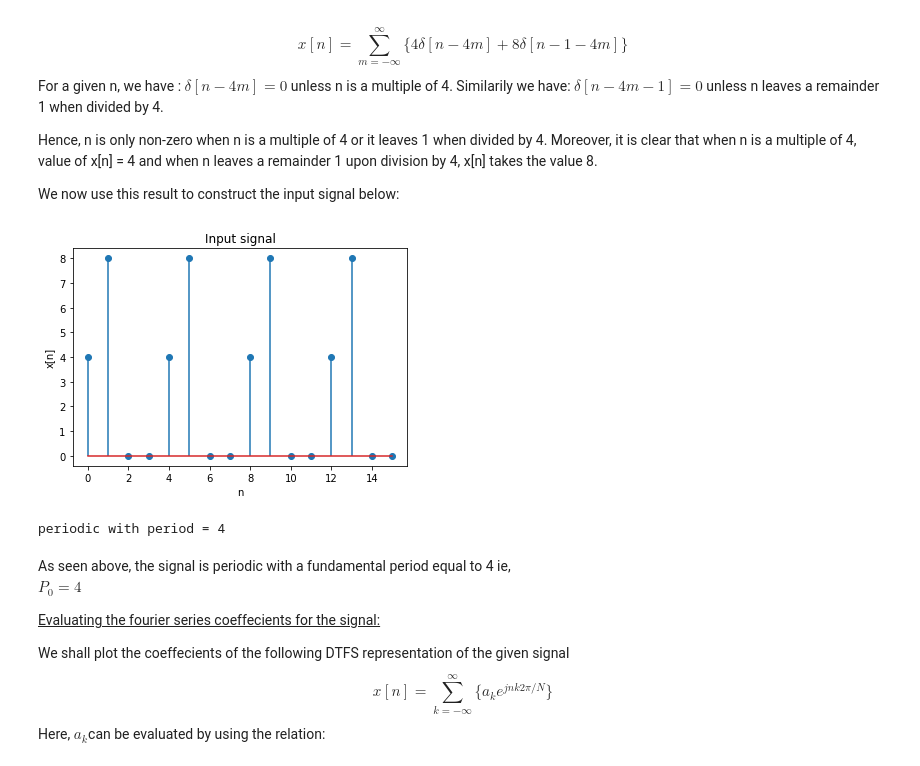
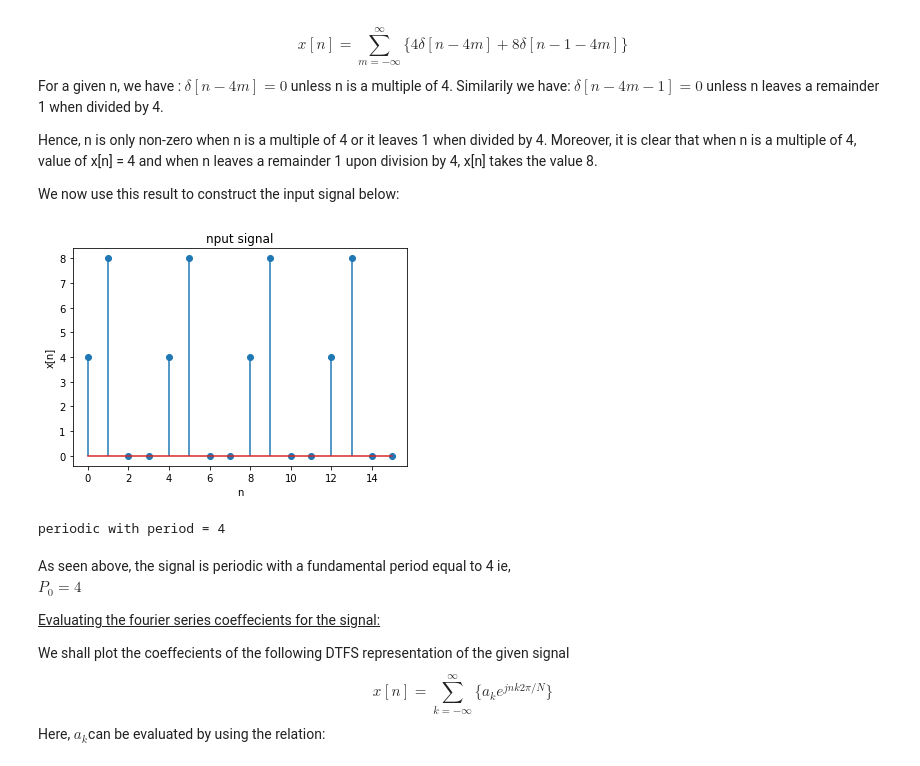
Before and after one commit to AtulSingh-Emyre/Signals-and-Systems-Programming-Assignments, a Jupyter notebook: assignment 3/Programming Assignment 3.ipynb, the cells around one changed output. Drawn from its saved outputs; the diff is of its cells as text; code cells hidden in the pictures.

```diff
--- a/assignment 3/Programming Assignment 3.ipynb
+++ b/assignment 3/Programming Assignment 3.ipynb
@@ -87,33 +87,33 @@ Hence, n is only non-zero when n is a multiple of 4 or it leaves 1 when divided
 # %%
 import math
 import numpy as np
 import collections
 import matplotlib.pyplot as plt
 
 x=np.arange(0,16)
 def delta(x):
     if x.is_integer():
         return 1
     else:
         return 0
 def dataY(n):
     return 4*delta(n/4)+8*delta((n-1)/4)
 y=[]
 
 for n in x:
     y.append(dataY(n))
 
 plt.stem(x,y)
 plt.xlabel('n')
 plt.ylabel('x[n]')
-plt.title('Input signal')
+plt.title('nput signal')
 plt.show()
 #from the plot it can be seen clearly that x[n] is periodic
 #values oscillate as 4,8,0,0 and this pattern goes on repeating
 print('periodic with period = '+str(4))
 N=4#fundamental period
 # %% [output]
-[figure, old version]
+[figure, new version]
 periodic with period = 4
 # %% [markdown]
 <p>As seen above, the signal is periodic with a fundamental period equal to 4 ie, <br>
```
Also changed, not shown: parts of 41 cells of this notebook, 9 other files.
